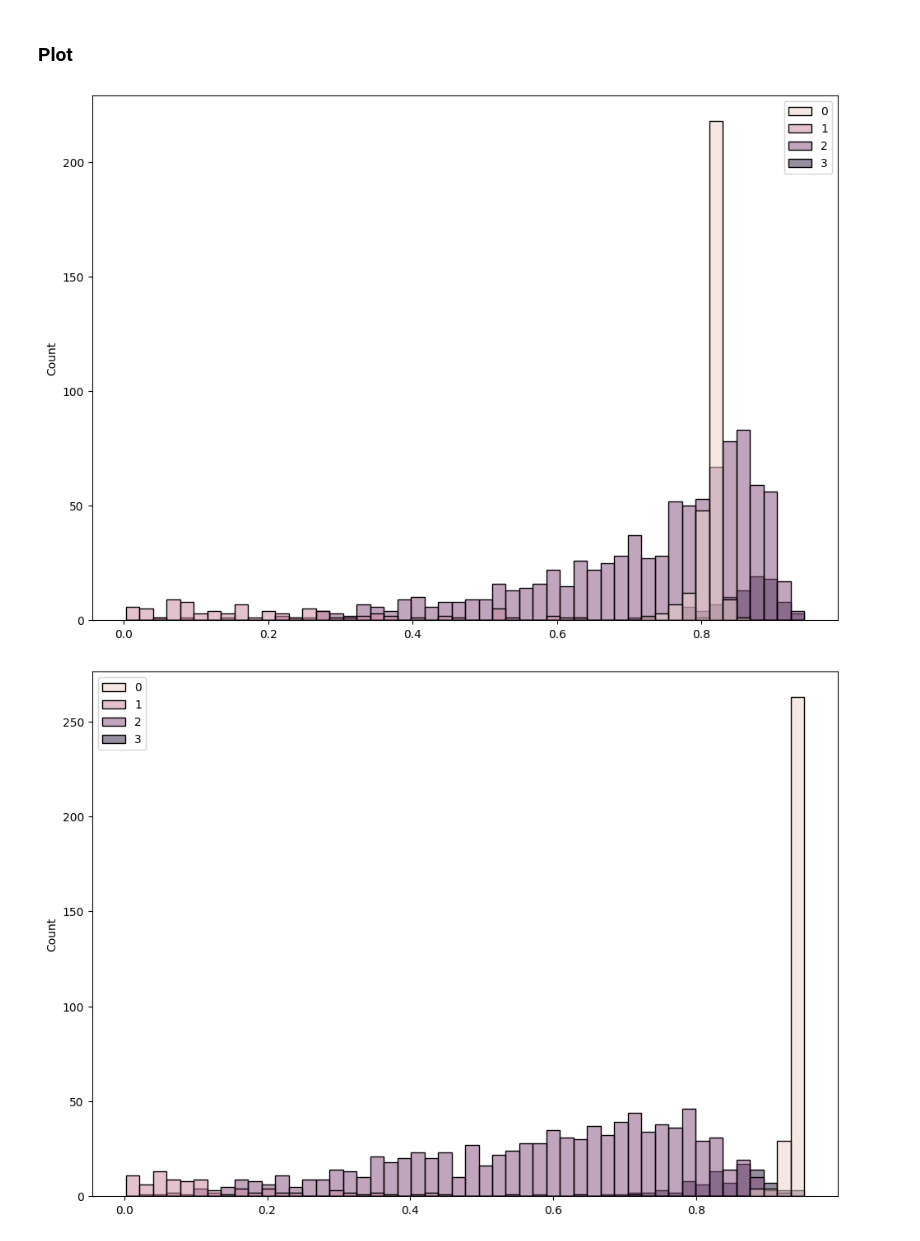
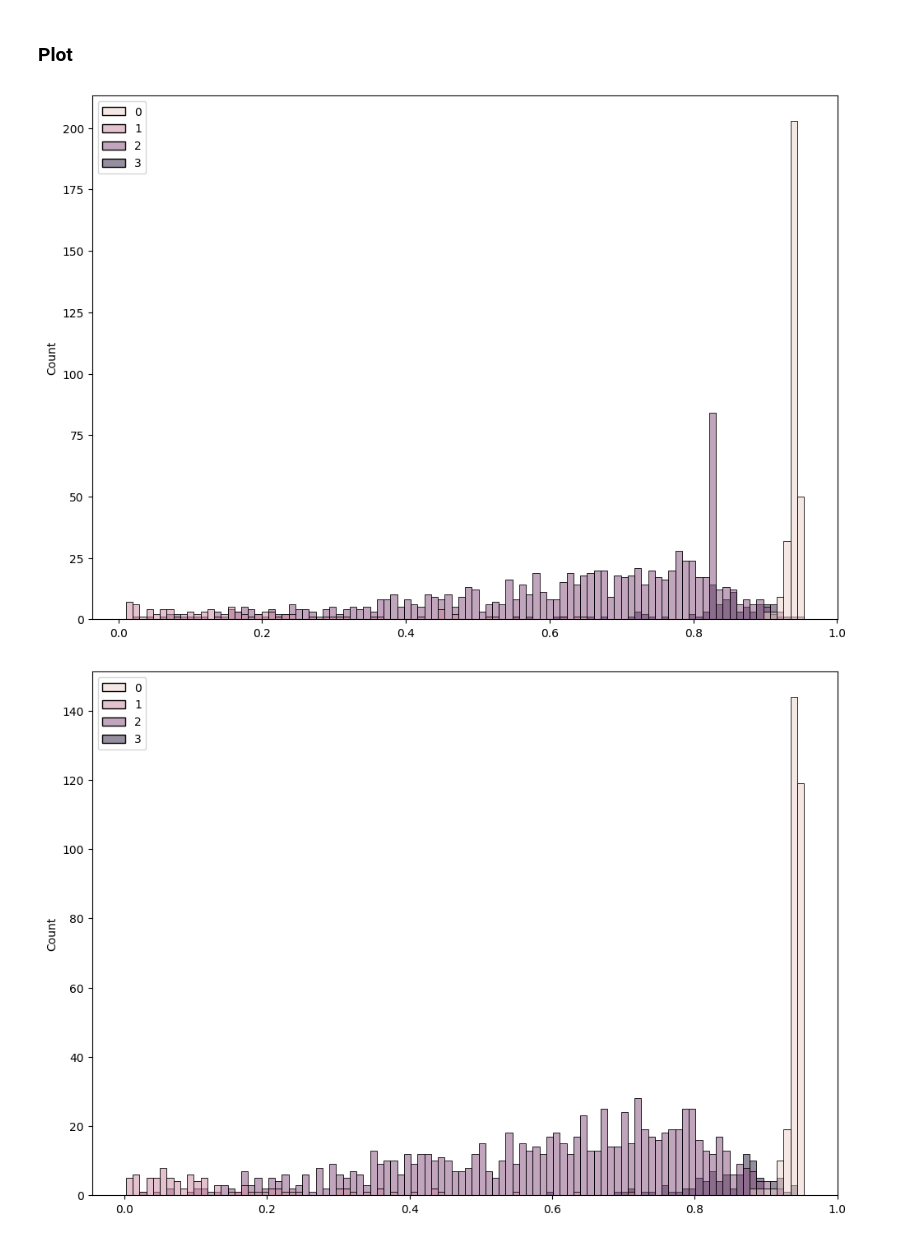
Before and after one commit to Des11111/Multi-Class-Outlier-Detection, a Jupyter notebook: notebooks/Experiment_PUL_K_Inliers.ipynb, the cells around one changed output. Cells and saved outputs as stored; diff of their text form; code cells hidden in the pictures.

```diff
--- a/notebooks/Experiment_PUL_K_Inliers.ipynb
+++ b/notebooks/Experiment_PUL_K_Inliers.ipynb
@@ -52,6 +50,6 @@ n_out_test = 300
 # Data Generation
 X_train, Y_train = generate_data_uniform_plus_normal(K, n_in_train, 0, dim, means, radius, a_signal)
 X_cal, Y_cal = generate_data_uniform_plus_normal(K, n_in_cal, 0, dim, means, radius, a_signal)
-X_test_part1, Y_test_part1 = generate_data_uniform_plus_normal(K, n_in_test, n_out_test, dim, means, radius, a_signal)
+X_test, Y_test = generate_data_uniform_plus_normal(K, n_in_test, n_out_test, dim, means, radius, a_signal)
 X_test_part2, Y_test_part2 = generate_data_uniform_plus_normal(K, n_in_test, n_out_test, dim, means, radius, a_signal)
 # %% [markdown]
@@ -65,23 +63,23 @@ binary_classifier = SVC(C=1, probability=True)
 oneclass_classifier = OneClassSVM(gamma='auto')
 
 # Compute conformity scores
-scores_cal, scores_test = compute_pu_scores(K, X_train, Y_train, X_cal, Y_cal, X_test_part1, X_test_part2, binary_classifier, two_step=False, oneclass_classifier = oneclass_classifier)
-scores_cal_two_step, scores_test_two_step = compute_pu_scores(K, X_train, Y_train, X_cal, Y_cal, X_test_part1, X_test_part2, binary_classifier, two_step=True, oneclass_classifier = oneclass_classifier)
-scores_cal_intersection, scores_test_intersection = compute_pu_scores_intersection_two_step(K, X_train, Y_train, X_cal, Y_cal, X_test_part1, X_test_part2, binary_classifier, oneclass_classifier)
+scores_cal_multi_step, scores_test_multi_step,_ = compute_pu_scores(
+    K, X_train, Y_train, X_cal, Y_cal, X_test, binary_classifier,
+    oneclass_classifier= oneclass_classifier, multi_step=True)
+scores_cal_twotest, scores_test_twotest,_  = compute_pu_scores(
+    K, X_train, Y_train, X_cal, Y_cal, X_test, binary_classifier,
+    oneclass_classifier = oneclass_classifier, multi_step = True, X_test_part2 = X_test_part2)
 # %% [markdown]
 ### Plot
 # %%
 # Plot the conformity scores
 rcParams['figure.figsize'] = 11.7,8.27
 
-sns.histplot(x=scores_test, hue=Y_test_part2, bins=50)
+sns.histplot(x=scores_test_multi_step, hue=Y_test, bins=100)
 plt.show()
 
-sns.histplot(x=scores_test_two_step, hue=Y_test_part2, bins=50)
+sns.histplot(x=scores_test_twotest, hue=Y_test_part2, bins=100)
 plt.show()
-
-sns.histplot(x=scores_test_intersection, hue=Y_test_part2, bins=50)
-plt.show()
 # %% [output]
-[figure, old version]
+[figure, new version]
-[figure, old version]
+[figure, new version]
```
Also changed, not shown: parts of 3 cells of this notebook, 5 other files.
